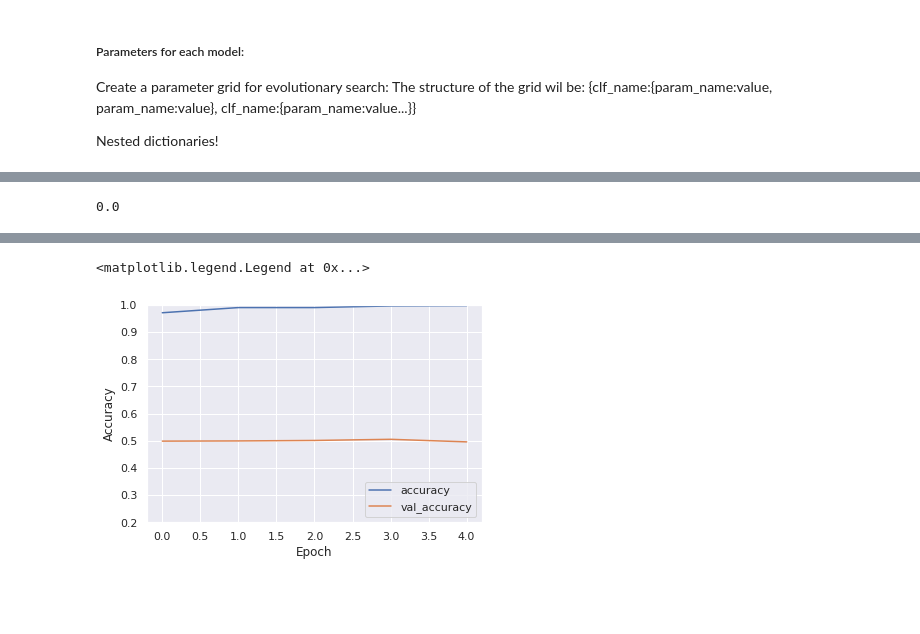
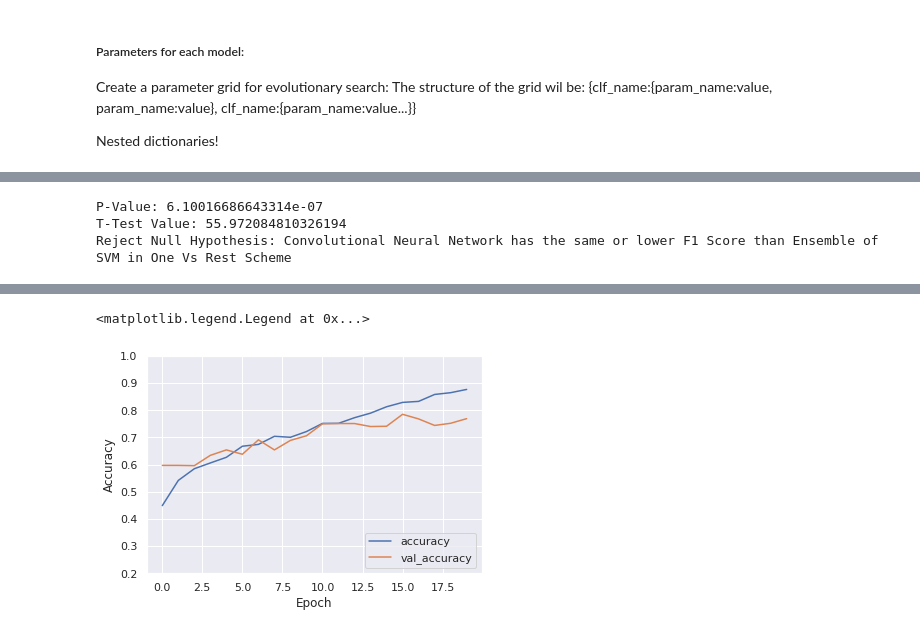
Before and after one commit to sharyar/CLFModelComparison, a Jupyter notebook: 03_ML_Notebooks/nested_cv_comparision.ipynb, the cells around one changed output, grey strips where cells are left out. Saved outputs shown, nothing was run; the diff lists cells and outputs as text; code cells hidden in the pictures; blank space fills up the shorter version.

```diff
--- a/03_ML_Notebooks/nested_cv_comparision.ipynb
+++ b/03_ML_Notebooks/nested_cv_comparision.ipynb
@@ -218,7 +218,7 @@ param_grid['k_neighbors_clf'] = {'n_neighbors':np.linspace(3, 20, num=3,dtype=np
                                 'leaf_size': np.linspace(10, 30, num=3, dtype=np.int),
                                 'p':[1]}
 
-param_grid['gaussianb_clf'] = {'var_smoothing':[1e-9]}
+param_grid['gaussianb_clf'] = {'var_smoothing':[1e-9, 1e-6, 1e-3]}
 param_grid['svm_clf_ovr']  = {  'C'     : np.logspace(-5, 3, num=4, base=10),
                             'gamma' : np.logspace(-9, 3, num=4, base=10),
                             'kernel': ['rbf'],
@@ -249,8 +249,8 @@ dummy_clf = DummyClassifier()
 
 tuner = kt.Hyperband(create_model,
                                     objective= 'val_accuracy',
-                                    max_epochs=20,
-                                    factor=3,
+                                    max_epochs=30,
+                                    hyperband_iterations=2,
                                     directory = 'keras-model-logs',
                                     project_name = 'ece740-project1'
                                     )
@@ -297,8 +294,8 @@ non_nested_scores = {}
 
 for key, value in clfs.items():
     print(f'Fitting and testing {key} classifier')
-    outer_cv = StratifiedKFold(n_splits=3, shuffle=True, random_state=RANDOM_SEED)
-    inner_cv = StratifiedKFold(n_splits=3, shuffle=True, random_state=RANDOM_SEED)
+    outer_cv = StratifiedKFold(n_splits=5, shuffle=True, random_state=RANDOM_SEED)
+    inner_cv = StratifiedKFold(n_splits=2, shuffle=True, random_state=RANDOM_SEED)
 
     # Formats the label (y) as either integer encoding or one-hot encoding for non-cnn clfs
     # and cnn-clfs accordingly.
@@ -321,13 +318,13 @@ for key, value in clfs.items():
                 train_data_inner, validate_data = train_data[train_idx_inner], train_data[val_idx]
                 train_target_inner, validate_target = train_target[train_idx_inner], train_target[val_idx]
 
-                value.search(train_data_inner, train_target_inner, epochs=20, validation_data = (validate_data, validate_target))
+                value.search(train_data_inner, train_target_inner, epochs=20, validation_data = (validate_data, validate_target), callbacks=[tf.keras.callbacks.EarlyStopping(patience=1)])
 
 
             best_hps = value.get_best_hyperparameters(num_trials = 1)[0]
-            best_model = value.get_best_models(num_models=1)[0]
+            best_model = value.get_best_models(1)[0]
 
-            history = best_model.fit(train_data, train_target, epochs=20, verbose=1, validation_split=0.1)
+            history = best_model.fit(train_data, train_target, epochs=20, verbose=1)
 
             predictions = best_model.predict(test_data)
 
@@ -336,6 +333,9 @@ for key, value in clfs.items():
 
             # Do testing & append scores
             custom_scorer(test_target_oh, predictions, nested_scores[key])
+
+        print(f'Testing complete for {key}, results:')
+        print(nested_scores[key])
 
 
     else:
@@ -460,28 +437,28 @@ plt.savefig('Classifier-Score-Bar-Plot.png')
-# %%
-# Modified Paired T-Test
-# https://medium.com/analytics-vidhya/using-the-corrected-paired-students-t-test-for-comparing-the-performance-of-machine-learning-dc6529eaa97f
-
-diff = [y - x for y,x in zip(df_scores_grouped.get_group('cnn')['F1'], df_scores_grouped.get_group('svm_ovr')['F1'])]
-d_bar = np.mean(diff)
-sigma = np.var(diff)
-n1 = 5000*0.8
-n2 = 5000*0.2
-n = 5000
-
-sigma_mod = sigma * (1/n + n2/n1)
-
-t_statistic = d_bar / np.sqrt(sigma_mod)
-
-from scipy.stats import t
-
-Pvalue = ((1-t.cdf(t_statistic, n-1)) * 200)
-# %% [output]
-0.0
+# %%
+# Paired T-Test for Dependent Samples
+# https://towardsdatascience.com/hypothesis-testing-in-machine-learning-using-python-a0dc89e169ce
+
+from scipy import stats
+
+ttest, pval = stats.ttest_rel(df_scores_grouped.get_group('tuner')['F1'], df_scores_grouped.get_group('svm_clf_ovr')['F1'])
+print(f'P-Value: {pval}')
+print(f'T-Test Value: {ttest}')
+
+if pval < 0.05:
+    print('Reject Null Hypothesis: Ensemble of Binary Classifiers (SVM) has the same or lower F1 Score as the best performing non-ensemble classifier.')
+else:
+    print('Accept Null Hypothesis')
+# %% [output]
+P-Value: 6.10016686643314e-07
+T-Test Value: 55.972084810326194
+Reject Null Hypothesis: Convolutional Neural Network has the same or lower F1 Score than Ensemble of SVM in One Vs Rest Scheme
 # %%
-cnn_final = clfs['tuner'].get_best_models(num_models=1)[0]
+# cnn_final = clfs['tuner'].get_best_models(num_models=1)[0]
 random_forest_final = RandomForestClassifier(n_estimators=200, random_state=42)
 # %%
-history = cnn_final.fit(X_scaled, y_one_hot, validation_split=0.8, epochs=5, )
+X_scaled_train, X_scaled_test, y_one_hot_train, y_one_hot_test = train_test_split(X_scaled, y_one_hot, random_state = 42, test_size=0.2)
+
+history = cnn_final.fit(X_scaled_train, y_one_hot_train, epochs=20, validation_data=(X_scaled_test, y_one_hot_test), verbose=2, shuffle=True)
 
 plt.plot(history.history['accuracy'], label='accuracy')
 plt.plot(history.history['val_accuracy'], label = 'val_accuracy')
@@ -503,2 +487,2 @@ Epoch 5/5
 <matplotlib.legend.Legend at 0x...>
-[figure, old version]
+[figure, new version]
```
Also changed, not shown: parts of 18 cells of this notebook, 33 other files.
